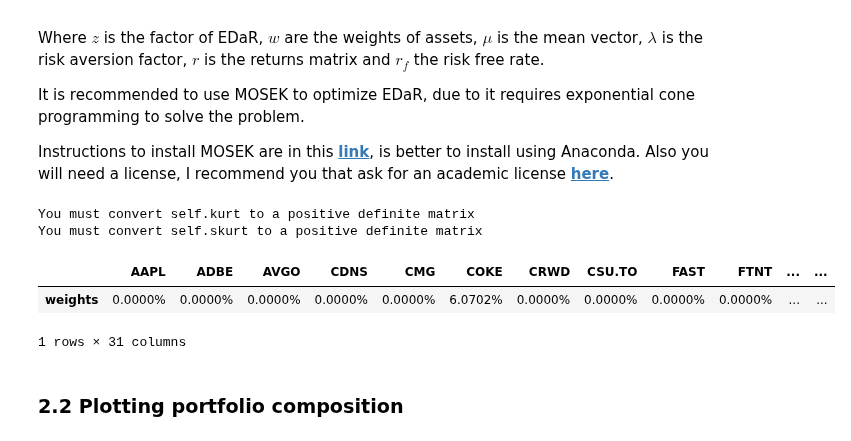
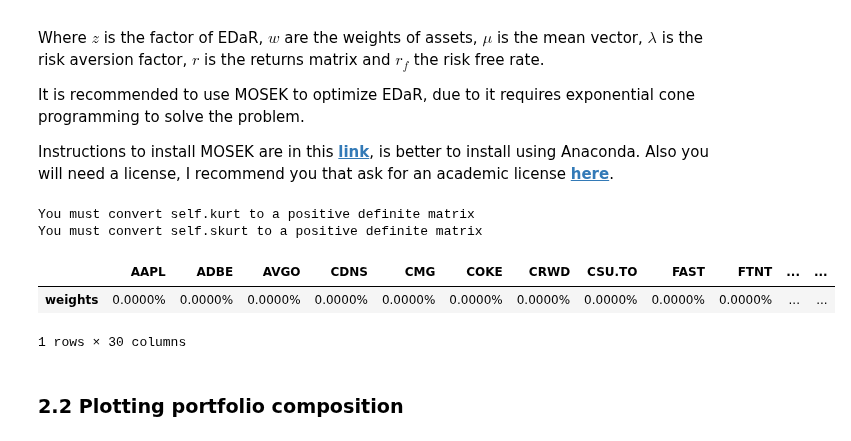
Before and after one commit to panasun/100x-stock-screener, a Jupyter notebook: priv/portfolio_optimization/EDaR.ipynb, the cells around one changed output. Drawn from its saved outputs; the diff is of its cells as text; code cells hidden in the pictures.

```diff
--- a/priv/portfolio_optimization/EDaR.ipynb
+++ b/priv/portfolio_optimization/EDaR.ipynb
@@ -21,14 +21,14 @@ warnings.filterwarnings("ignore")
 pd.options.display.float_format = '{:.4%}'.format
 
 # Date range
-start = '2016-01-01'
-end = '2024-03-19'
+start = '2012-01-01'
+end = '2024-03-24'
 
 # Tickers of assets
 
 assets = ['NVDA', 'KNSL',  'CRWD', 'AVGO', 'MDB', 'SNOW', 'FTNT', 'NET',
           'CDNS', 'TSM', 'CSU.TO', 'MSFT', 'AAPL', 'META', 'ADBE',
-          'MA', 'MSCI',  'COKE', 'NVO', 'LLY', 'V', 'PLTR', 'ZS', 'HRMY',
+          'MA', 'MSCI',  'COKE', 'NVO', 'LLY', 'V', 'PLTR', 'ZS',
           'TSLA', 'SMCI', 'CMG', 'NFLX', 'FAST',  'WM', 'SHOP']
 
 assets.sort()
@@ -108,37 +108,37 @@ import riskfolio as rp
 
 # Building the portfolio object
 port = rp.Portfolio(returns=Y)
 
 # Calculating optimal portfolio
 
 # Select method and estimate input parameters:
 
-method_mu='hist' # Method to estimate expected returns based on historical data.
-method_cov='hist' # Method to estimate covariance matrix based on historical data.
+method_mu='JS' # Method to estimate expected returns based on historical data.
+method_cov='gerber1' # Method to estimate covariance matrix based on historical data.
 method_kurt='hist'
 
 port.assets_stats(method_mu=method_mu, method_cov=method_cov, method_kurt=method_kurt, d=0.94)
 
 # Estimate optimal portfolio:
 
 # port.solvers = ['MOSEK'] # It is recommended to use mosek when optimizing EVaR
 port.alpha = 0.05 # Significance level for CVaR, EVaR y CDaR
 model='Classic' # Could be Classic (historical), BL (Black Litterman) or FM (Factor Model)
 rm = 'EDaR' # Risk measure used, this time will be EVaR
 obj = 'Sharpe' # Objective function, could be MinRisk, MaxRet, Utility or Sharpe
 hist = True # Use historical scenarios for risk measures that depend on scenarios
 rf = 0 # Risk free rate
 l = 0 # Risk aversion factor, only useful when obj is 'Utility'
 
 w = port.optimization(model=model, rm=rm, obj=obj, rf=rf, l=l, hist=hist)
 
 display(w.T)
 # %% [output]
 You must convert self.kurt to a positive definite matrix
 You must convert self.skurt to a positive definite matrix
 |  | AAPL | ADBE | AVGO | CDNS | CMG | COKE | CRWD | CSU.TO | FAST | FTNT | ... | ... |
-| weights | 0.0000% | 0.0000% | 0.0000% | 0.0000% | 0.0000% | 6.0702% | 0.0000% | 0.0000% | 0.0000% | 0.0000% | ... | ... |
+| weights | 0.0000% | 0.0000% | 0.0000% | 0.0000% | 0.0000% | 0.0000% | 0.0000% | 0.0000% | 0.0000% | 0.0000% | ... | ... |
-1 rows × 31 columns
+1 rows × 30 columns
 # %% [markdown]
 ### 2.2 Plotting portfolio composition
 # %%
```
Also changed, not shown: parts of 4 cells of this notebook.
